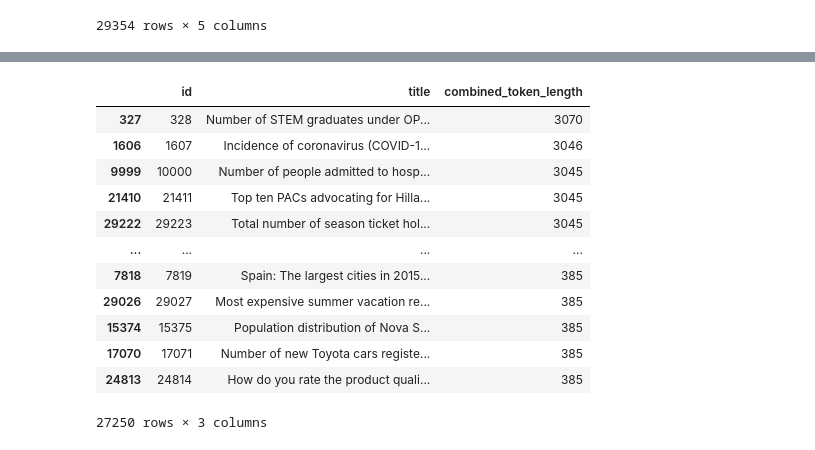
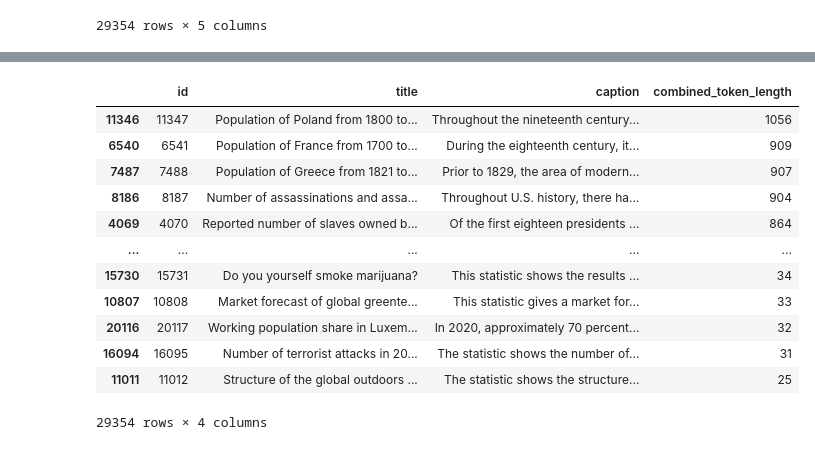
Before and after one commit to mleshashi/thesis-sharma, a Jupyter notebook: ElasticSearch/text_size.ipynb, the cells around one changed output, grey strips where cells are left out. Drawn from its saved outputs; the diff is of its cells as text; code cells hidden in the pictures.

```diff
--- a/ElasticSearch/text_size.ipynb
+++ b/ElasticSearch/text_size.ipynb
@@ -79,43 +113,45 @@ Token indices sequence length is longer than the specified maximum sequence leng
 # %%
 from torch import Tensor
-from transformers import AutoTokenizer, AutoModel
+from transformers import AutoTokenizer
 
 # Load the tokenizer and quantized model
-tokenizer = AutoTokenizer.from_pretrained('intfloat/e5-mistral-7b-instruct')
+tokenizer = AutoTokenizer.from_pretrained('allenai/longformer-base-4096')
 
-# Function to tokenize the caption and get token length
+# Function to tokenize the combined title and caption and get token length
 def get_token_length(row):
     # Combine the title and caption into one string
-    combined_text = row['title'] + " " + row['llava_description']
-    # Tokenize the text and count the number of input IDs, which represent tokens
-    tokens = tokenizer(combined_text, return_tensors="pt")
-    return tokens['input_ids'].shape[1]  # Get the number of tokens
+    combined_text = row['title'] + ";" + row['caption']
 
-# Apply the function to each row in your DataFrame to calculate token length for combined title and caption
-combined_df['combined_token_length'] = combined_df.apply(get_token_length, axis=1)
+    # Tokenize the combined text and count the tokens
+    combined_tokens = tokenizer(combined_text, return_tensors="pt")
+
+    # Get the token count for the combined text
+    combined_token_length = combined_tokens['input_ids'].shape[1]
+
+    return combined_token_length
+
+
+# Apply the function to each row and store the token lengths in a new column
+combined_df['combined_token_length'] = combined_df.apply(lambda row: get_token_length(row), axis=1)
 
 # Select only the required columns to view the results
-combined_df = combined_df[['id', 'title', 'combined_token_length']]
+combined_df = combined_df[['id', 'title', 'caption', 'combined_token_length']]
 
 # Sort the DataFrame by token length in descending order
 combined_df = combined_df.sort_values(by='combined_token_length', ascending=False)
 
-# Display the DataFrame with combined token length for title and caption is more than 500
-combined_df = combined_df[combined_df['combined_token_length'] > 384]
-
-
 combined_df
 # %% [output]
-|  | id | title | combined_token_length |
-| 327 | 328 | Number of STEM graduates under OP... | 3070 |
-| 1606 | 1607 | Incidence of coronavirus (COVID-1... | 3046 |
-| 9999 | 10000 | Number of people admitted to hosp... | 3045 |
-| 21410 | 21411 | Top ten PACs advocating for Hilla... | 3045 |
-| 29222 | 29223 | Total number of season ticket hol... | 3045 |
-| ... | ... | ... | ... |
-| 7818 | 7819 | Spain: The largest cities in 2015... | 385 |
-| 29026 | 29027 | Most expensive summer vacation re... | 385 |
-| 15374 | 15375 | Population distribution of Nova S... | 385 |
-| 17070 | 17071 | Number of new Toyota cars registe... | 385 |
-| 24813 | 24814 | How do you rate the product quali... | 385 |
+|  | id | title | caption | combined_token_length |
+| 11346 | 11347 | Population of Poland from 1800 to... | Throughout the nineteenth century... | 1056 |
+| 6540 | 6541 | Population of France from 1700 to... | During the eighteenth century, it... | 909 |
+| 7487 | 7488 | Population of Greece from 1821 to... | Prior to 1829, the area of modern... | 907 |
+| 8186 | 8187 | Number of assassinations and assa... | Throughout U.S. history, there ha... | 904 |
+| 4069 | 4070 | Reported number of slaves owned b... | Of the first eighteen presidents ... | 864 |
+| ... | ... | ... | ... | ... |
+| 15730 | 15731 | Do you yourself smoke marijuana? | This statistic shows the results ... | 34 |
+| 10807 | 10808 | Market forecast of global greente... | This statistic gives a market for... | 33 |
+| 20116 | 20117 | Working population share in Luxem... | In 2020, approximately 70 percent... | 32 |
+| 16094 | 16095 | Number of terrorist attacks in 20... | The statistic shows the number of... | 31 |
+| 11011 | 11012 | Structure of the global outdoors ... | The statistic shows the structure... | 25 |
-27250 rows × 3 columns
+29354 rows × 4 columns
```
Also changed, not shown: parts of 8 cells of this notebook, 9 other files.
